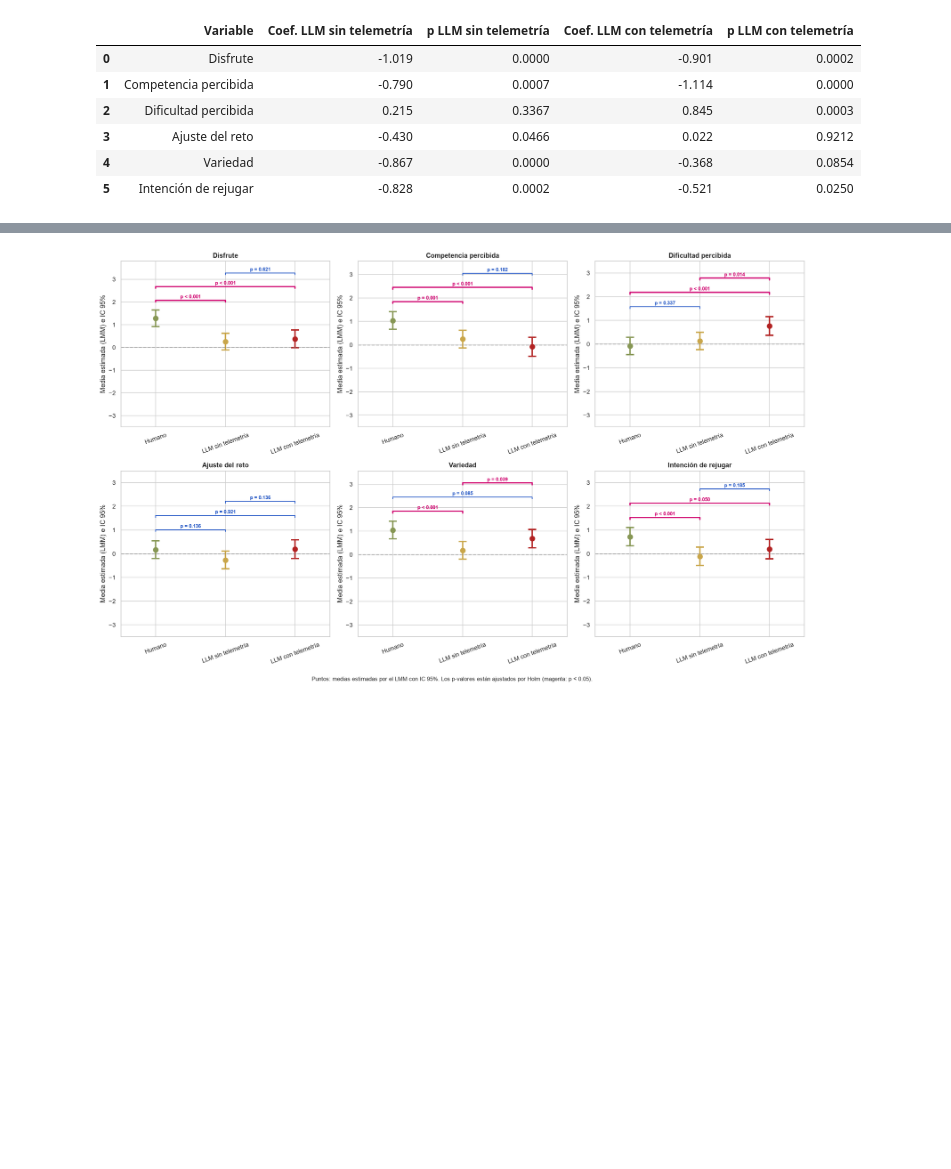
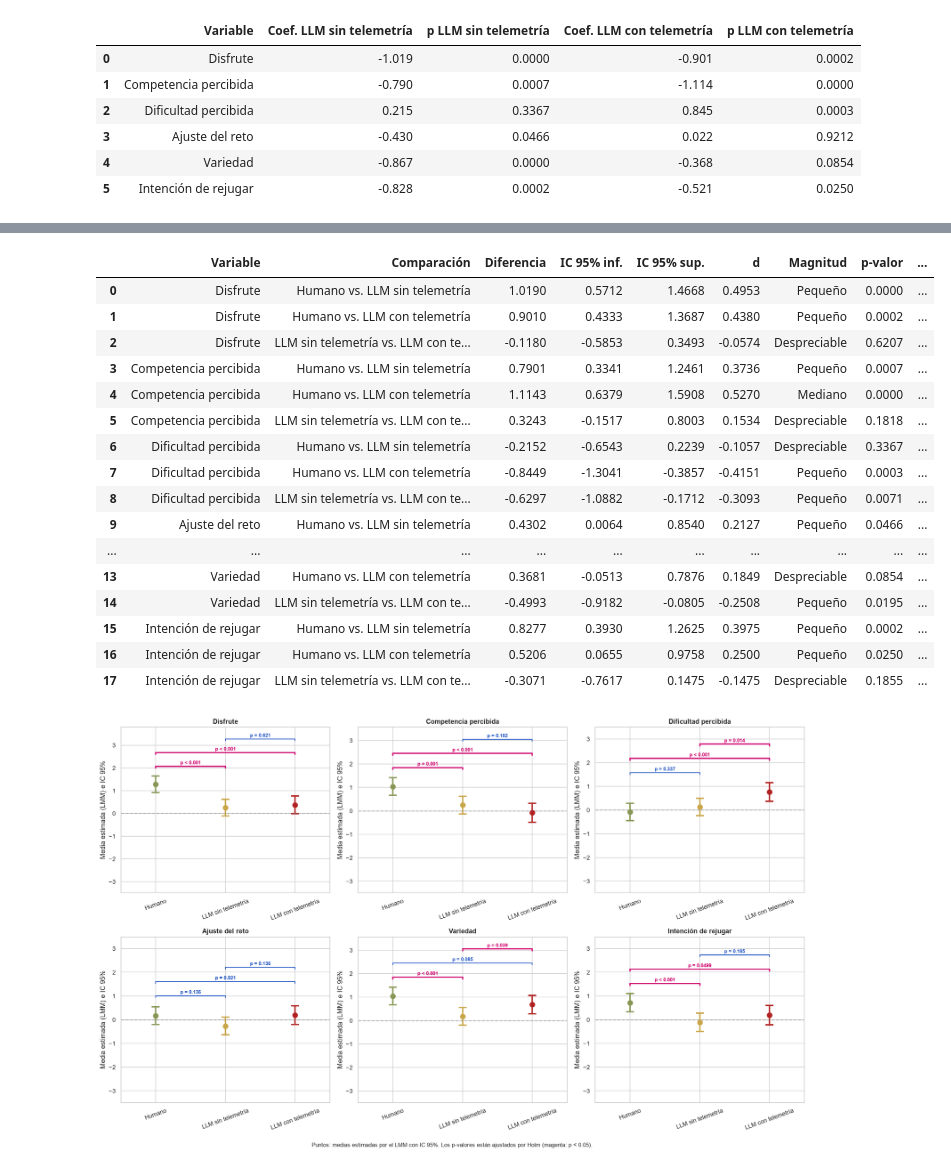
Before and after one commit to Nell-170/Mario-Ai, a Jupyter notebook: Data_Analysis_Code/LMM-Modelo_Lineal_de_Efectos_Mixtos/Analisis_Respuestas_Experimento.ipynb, the cells around one changed output, grey strips where cells are left out. Cells and saved outputs as stored; diff of their text form; code cells hidden in the pictures; blank space fills up the shorter version.

```diff
--- a/Data_Analysis_Code/LMM-Modelo_Lineal_de_Efectos_Mixtos/Analisis_Respuestas_Experimento.ipynb
+++ b/Data_Analysis_Code/LMM-Modelo_Lineal_de_Efectos_Mixtos/Analisis_Respuestas_Experimento.ipynb
@@ -985,3 +957,95 @@ display(tabla_comparaciones)
+# %%
+from statsmodels.stats.multitest import multipletests
+
+
+def magnitud_efecto(d):
+    """Etiqueta de Cohen para el valor absoluto de d."""
+    d = abs(d)
+    if d < 0.2:
+        return "Despreciable"
+    if d < 0.5:
+        return "Pequeño"
+    if d < 0.8:
+        return "Mediano"
+    return "Grande"
+
+
+def comparar_pares(resultado, nombre_variable):
+    """Las 3 comparaciones por pares de un modelo: diferencia, IC 95 %,
+    p-valor (sin corregir y Holm) y tamaño del efecto d."""
+    nombres = list(resultado.params.index[:resultado.k_fe])
+    i_n = nombres.index("condicion[T.LLM sin telemetría]")
+    i_p = nombres.index("condicion[T.LLM con telemetría]")
+
+    # Cada fila define "primera condición menos segunda" sobre los efectos fijos.
+    contrastes = np.zeros((3, resultado.k_fe))
+    contrastes[0, i_n] = -1                         # Humano - N
+    contrastes[1, i_p] = -1                         # Humano - P
+    contrastes[2, i_n], contrastes[2, i_p] = 1, -1  # N - P
+
+    prueba = resultado.t_test(contrastes)
+    diferencias = np.asarray(prueba.effect).ravel()
+    intervalos = np.asarray(prueba.conf_int())
+    p_valores = np.asarray(prueba.pvalue).ravel()
+
+    _, p_ajustados, _, _ = multipletests(p_valores, method="holm")
+
+    # Desviación estándar total: entre participantes + residual.
+    de_total = np.sqrt(resultado.cov_re.iloc[0, 0] + resultado.scale)
+
+    nombres_comparaciones = [
+        "Humano vs. LLM sin telemetría",
+        "Humano vs. LLM con telemetría",
+        "LLM sin telemetría vs. LLM con telemetría",
+    ]
+
+    filas = []
+    for k, comparacion in enumerate(nombres_comparaciones):
+        d = diferencias[k] / de_total
+        filas.append({
+            "Variable": nombre_variable,
+            "Comparación": comparacion,
+            "Diferencia": diferencias[k],
+            "IC 95% inf.": intervalos[k, 0],
+            "IC 95% sup.": intervalos[k, 1],
+            "d": d,
+            "Magnitud": magnitud_efecto(d),
+            "p-valor": p_valores[k],
+            "p-valor (Holm)": p_ajustados[k],
+            "Significativo (p < 0.05)": "Sí" if p_ajustados[k] < 0.05 else "No",
+        })
+
+    return filas
+
+
+filas_comparaciones = []
+
+for variable in variables:
+    filas_comparaciones.extend(
+        comparar_pares(modelos_lmm[variable], nombres_variables[variable])
+    )
+
+tabla_comparaciones = pd.DataFrame(filas_comparaciones).round(4)
+
+display(tabla_comparaciones)
+# %% [output]
+|  | Variable | Comparación | Diferencia | IC 95% inf. | IC 95% sup. | d | Magnitud | p-valor | ... |
+| 0 | Disfrute | Humano vs. LLM sin telemetría | 1.0190 | 0.5712 | 1.4668 | 0.4953 | Pequeño | 0.0000 | ... |
+| 1 | Disfrute | Humano vs. LLM con telemetría | 0.9010 | 0.4333 | 1.3687 | 0.4380 | Pequeño | 0.0002 | ... |
+| 2 | Disfrute | LLM sin telemetría vs. LLM con te... | -0.1180 | -0.5853 | 0.3493 | -0.0574 | Despreciable | 0.6207 | ... |
+| 3 | Competencia percibida | Humano vs. LLM sin telemetría | 0.7901 | 0.3341 | 1.2461 | 0.3736 | Pequeño | 0.0007 | ... |
+| 4 | Competencia percibida | Humano vs. LLM con telemetría | 1.1143 | 0.6379 | 1.5908 | 0.5270 | Mediano | 0.0000 | ... |
+| 5 | Competencia percibida | LLM sin telemetría vs. LLM con te... | 0.3243 | -0.1517 | 0.8003 | 0.1534 | Despreciable | 0.1818 | ... |
+| 6 | Dificultad percibida | Humano vs. LLM sin telemetría | -0.2152 | -0.6543 | 0.2239 | -0.1057 | Despreciable | 0.3367 | ... |
+| 7 | Dificultad percibida | Humano vs. LLM con telemetría | -0.8449 | -1.3041 | -0.3857 | -0.4151 | Pequeño | 0.0003 | ... |
+| 8 | Dificultad percibida | LLM sin telemetría vs. LLM con te... | -0.6297 | -1.0882 | -0.1712 | -0.3093 | Pequeño | 0.0071 | ... |
+| 9 | Ajuste del reto | Humano vs. LLM sin telemetría | 0.4302 | 0.0064 | 0.8540 | 0.2127 | Pequeño | 0.0466 | ... |
+| ... | ... | ... | ... | ... | ... | ... | ... | ... | ... |
+| 13 | Variedad | Humano vs. LLM con telemetría | 0.3681 | -0.0513 | 0.7876 | 0.1849 | Despreciable | 0.0854 | ... |
+| 14 | Variedad | LLM sin telemetría vs. LLM con te... | -0.4993 | -0.9182 | -0.0805 | -0.2508 | Pequeño | 0.0195 | ... |
+| 15 | Intención de rejugar | Humano vs. LLM sin telemetría | 0.8277 | 0.3930 | 1.2625 | 0.3975 | Pequeño | 0.0002 | ... |
+| 16 | Intención de rejugar | Humano vs. LLM con telemetría | 0.5206 | 0.0655 | 0.9758 | 0.2500 | Pequeño | 0.0250 | ... |
+| 17 | Intención de rejugar | LLM sin telemetría vs. LLM con te... | -0.3071 | -0.7617 | 0.1475 | -0.1475 | Despreciable | 0.1855 | ... |
 # %%
 orden_condiciones = [
     "Humano",
```
Also changed, not shown: parts of 10 cells of this notebook, 2 other files.
